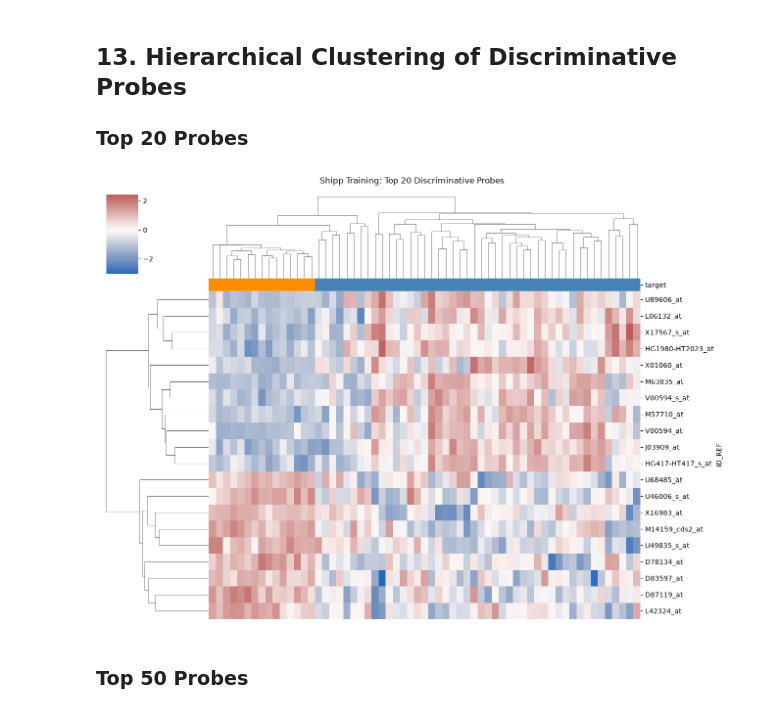
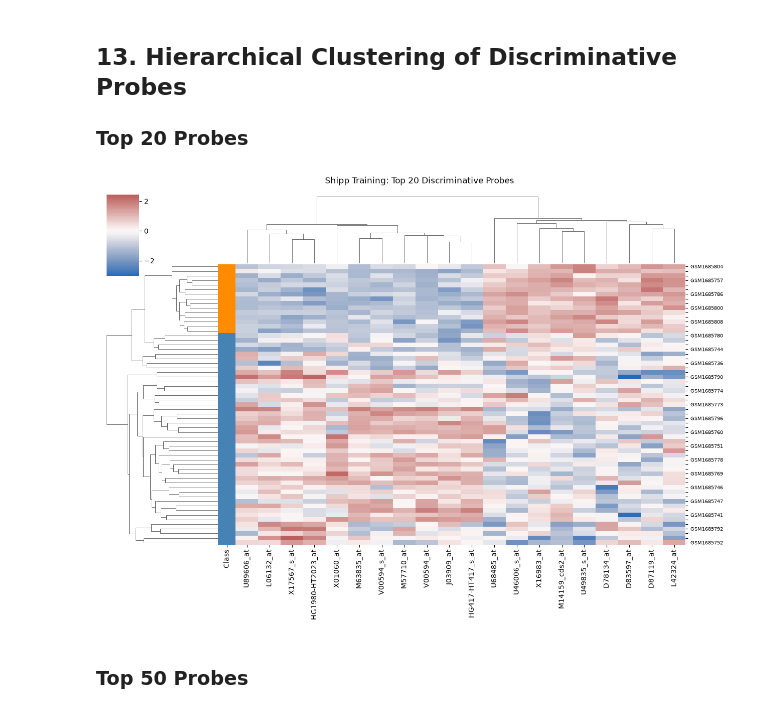
Before and after one commit to zehrarid/cancer-classification-gene-expression, a Jupyter notebook: code/dataPrep.ipynb, the cells around one changed output. Saved outputs shown, nothing was run; the diff lists cells and outputs as text; code cells hidden in the pictures.

```diff
--- a/code/dataPrep.ipynb
+++ b/code/dataPrep.ipynb
@@ -184,8 +244,8 @@ plt.show()
 ## 6. Expression Clipping and Log2 Transformation
 # %%
 # Clip expression values
-X_train_clipped = X_train.clip(lower=100, upper=16000)
-X_test_clipped = X_test.clip(lower=100, upper=16000)
+X_train_clipped = X_train.clip(lower=20, upper=16000)
+X_test_clipped = X_test.clip(lower=20, upper=16000)
 
 # Log2 transformation
 X_train_log2 = np.log2(X_train_clipped)
@@ -1013,9 +1099,9 @@ plt.show()
 from sklearn.preprocessing import StandardScaler
 from sklearn.decomposition import PCA
 
-shipp_pca = StandardScaler()
-X_shipp_train_scaled = shipp_pca.fit_transform(X_shipp_train_log)
-X_shipp_test_scaled = shipp_pca.transform(X_shipp_test_log)
+scaler = StandardScaler()
+X_shipp_train_scaled = scaler.fit_transform(X_shipp_train_log)
+X_shipp_test_scaled = scaler.transform(X_shipp_test_log)
 shipp_pca = PCA()
 X_shipp_train_pca = shipp_pca.fit_transform(X_shipp_train_scaled)
 X_shipp_test_pca = shipp_pca.transform(X_shipp_test_scaled)
@@ -1118,6 +1204,7 @@ shipp_gene_stats = pd.DataFrame({
     "mean_difference": dlbcl_data.mean().values - fl_data.mean().values
 }).sort_values("p_adjusted")
 display(shipp_gene_stats.head(20))
+shipp_gene_stats = shipp_gene_stats.reset_index(drop=True)
 # %% [output]
 |  | probe | t_stat | p_value | p_adjusted | mean_difference |
 | 3008 | M63835_at | 9.966761 | 2.919542e-14 | 2.081341e-10 | 3.300057 |
@@ -1141,39 +1228,51 @@ display(shipp_gene_stats.head(20))
 
 ### Top 20 Probes
 # %%
+
 import seaborn as sns
+import matplotlib.pyplot as plt
 
 top20_shipp = shipp_gene_stats.head(20)["probe"]
 X_shipp_top20 = X_shipp_train_log[top20_shipp]
 
-# Standardize each probe across patients
 X_shipp_top20_z = (
     X_shipp_top20 - X_shipp_top20.mean()
 ) / X_shipp_top20.std()
 
 shipp_class_colors = y_shipp_train.map({
     1: "steelblue",     # DLBCL
     0: "darkorange"     # FL
-})
+}).rename("Class")
 
 g_shipp20 = sns.clustermap(
-    X_shipp_top20_z.T,
-    col_colors=shipp_class_colors,
+    X_shipp_top20_z,
+    row_colors=shipp_class_colors,
     cmap="vlag",
     center=0,
+    method="average",
+    metric="euclidean",
     figsize=(13, 9),
-    xticklabels=False,
+    xticklabels=True,
     yticklabels=True
 )
+
+# Show every third sample ID
+labels = g_shipp20.ax_heatmap.get_yticklabels()
+
+for i, label in enumerate(labels):
+    label.set_visible(i % 3 == 0)
+
+g_shipp20.ax_heatmap.tick_params(axis="y", labelsize=7)
 
 g_shipp20.fig.suptitle(
     "Shipp Training: Top 20 Discriminative Probes",
     y=1.02
 )
 
+g_shipp20.ax_heatmap.set_xlabel("")
 plt.show()
 # %% [output]
-[figure, old version]
+[figure, new version]
 # %% [markdown]
 ### Top 50 Probes
 # %%
```
Also changed, not shown: parts of 11 cells of this notebook.
